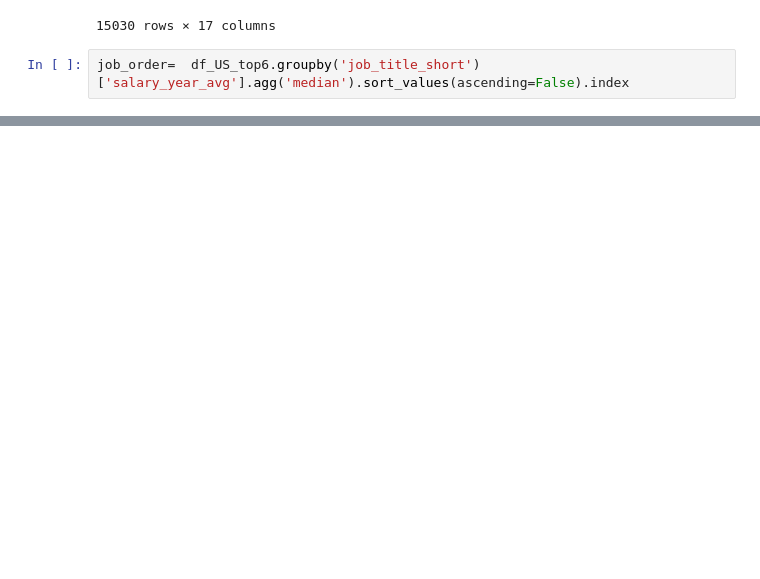
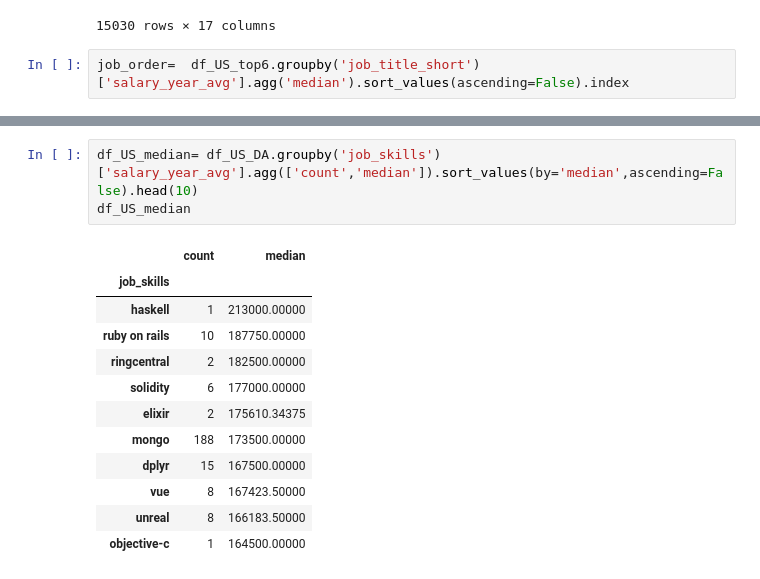
Before and after one commit to Ahmed-TakeyEldeen/Python_Test_Project, a Jupyter notebook: 3_Project/Salary_analysis.ipynb, the cells around one changed output, grey strips where cells are left out. Saved outputs shown, nothing was run; the diff lists cells and outputs as text; blank space fills up the shorter version.

```diff
--- a/3_Project/Salary_analysis.ipynb
+++ b/3_Project/Salary_analysis.ipynb
@@ -84,0 +103,16 @@ plt.show()
+# %%
+df_US_median= df_US_DA.groupby('job_skills')['salary_year_avg'].agg(['count','median']).sort_values(by='median',ascending=False).head(10)
+df_US_median
+# %% [output]
+|  | count | median |
+| job_skills |  |  |
+| haskell | 1 | 213000.00000 |
+| ruby on rails | 10 | 187750.00000 |
+| ringcentral | 2 | 182500.00000 |
+| solidity | 6 | 177000.00000 |
+| elixir | 2 | 175610.34375 |
+| mongo | 188 | 173500.00000 |
+| dplyr | 15 | 167500.00000 |
+| vue | 8 | 167423.50000 |
+| unreal | 8 | 166183.50000 |
+| objective-c | 1 | 164500.00000 |
```
Also changed, not shown: parts of 4 cells of this notebook, 2 other files.
